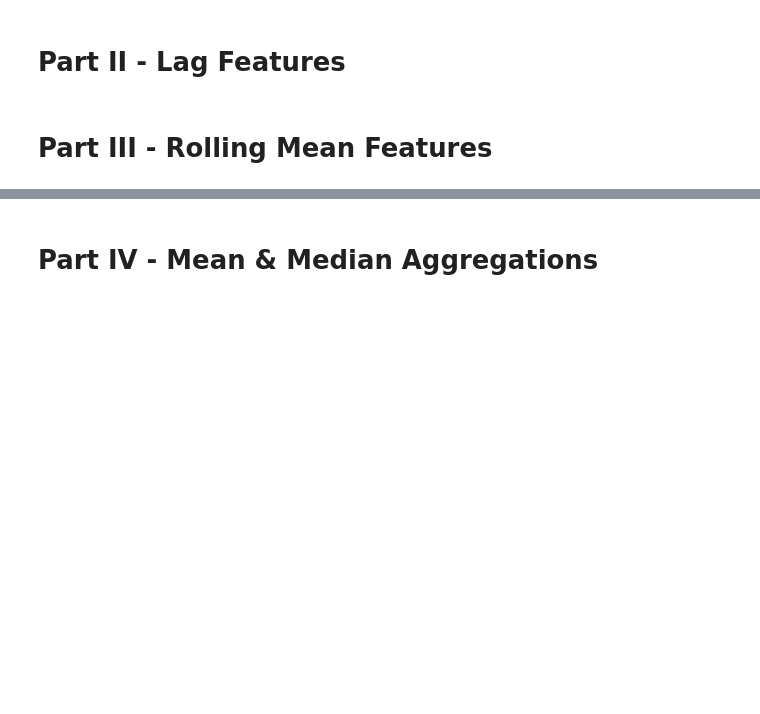
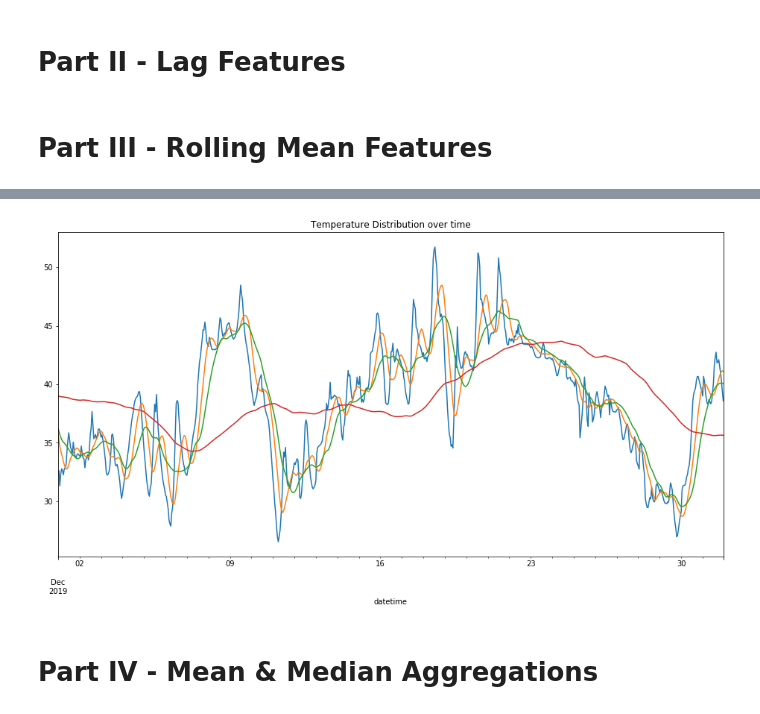
Before and after one commit to mattzajac/DataWorkshop_Competition_Warsaw_Air_Pollution, a Jupyter notebook: Warsaw Air Pollution_feature_engineering.ipynb, the cells around one changed output, grey strips where cells are left out. Saved outputs shown, nothing was run; the diff lists cells and outputs as text; code cells hidden in the pictures; blank space fills up the shorter version.

Commit message:
Additional check

```diff
--- a/Warsaw Air Pollution_feature_engineering.ipynb
+++ b/Warsaw Air Pollution_feature_engineering.ipynb
@@ -147,3 +138,15 @@ df.head()
+# %%
+# check the moving averages for Dec-19 on a chart
+feats = ['temperature', 'temperature_rolling12h', 'temperature_rolling24h', 'temperature_rolling168h']
+
+
+for x in feats:
+    df_copy = df.copy()
+    df_copy.index = df.datetime
+    plt.title('Temperature Distribution over time')
+    df_copy[-744:][x].plot(figsize=(16,8));
+# %% [output]
+[figure, added]
 # %% [markdown]
 <a id='mm'></a>
 # Part IV - Mean & Median Aggregations
```
Also changed, not shown: parts of 1 cell of this notebook.
